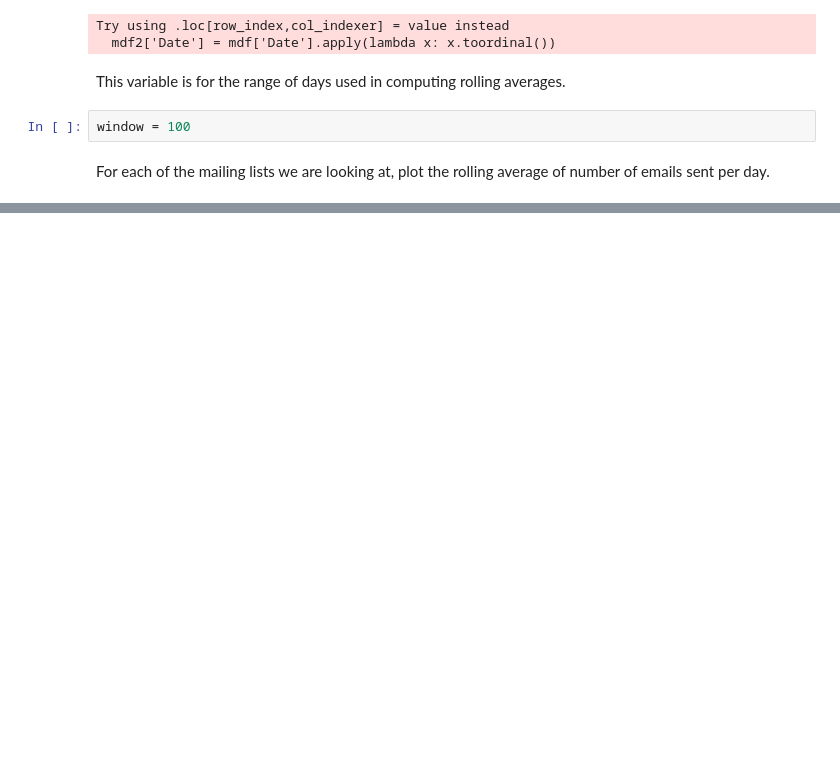
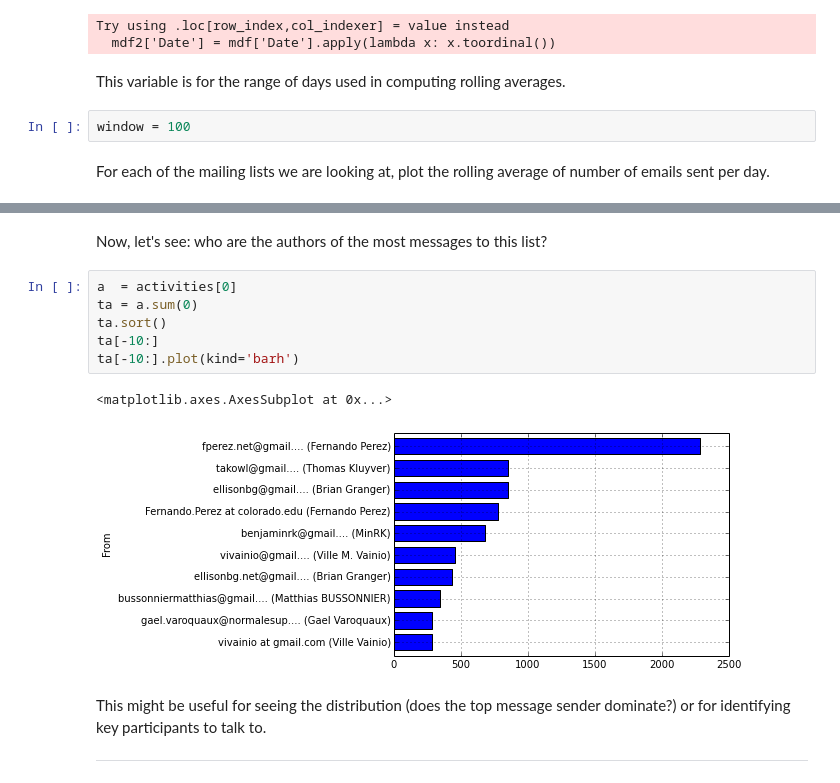
Before and after one commit to datactive/bigbang, a Jupyter notebook: examples/Plot Activity.ipynb, the cells around one changed output, grey strips where cells are left out. Drawn from its saved outputs; the diff is of its cells as text; blank space fills up the shorter version.

Commit message:
moving Analyzing Mail Senders work by @npdoty into the Plot Activity notebook adapted to Pandas formulation, related to #46

```diff
--- a/examples/Plot Activity.ipynb
+++ b/examples/Plot Activity.ipynb
@@ -92,0 +98,16 @@ plt.show()
+# %% [markdown]
+
+Now, let's see: who are the authors of the most messages to this list?
+# %%
+a  = activities[0]
+ta = a.sum(0)
+ta.sort()
+ta[-10:]
+ta[-10:].plot(kind='barh')
+# %% [output]
+<matplotlib.axes.AxesSubplot at 0x...>
+[figure, added]
+# %% [markdown]
+This might be useful for seeing the distribution (does the top message sender dominate?) or for identifying key participants to talk to.
+
+---
```
Also changed, not shown: parts of 4 cells of this notebook, 3 other files.
